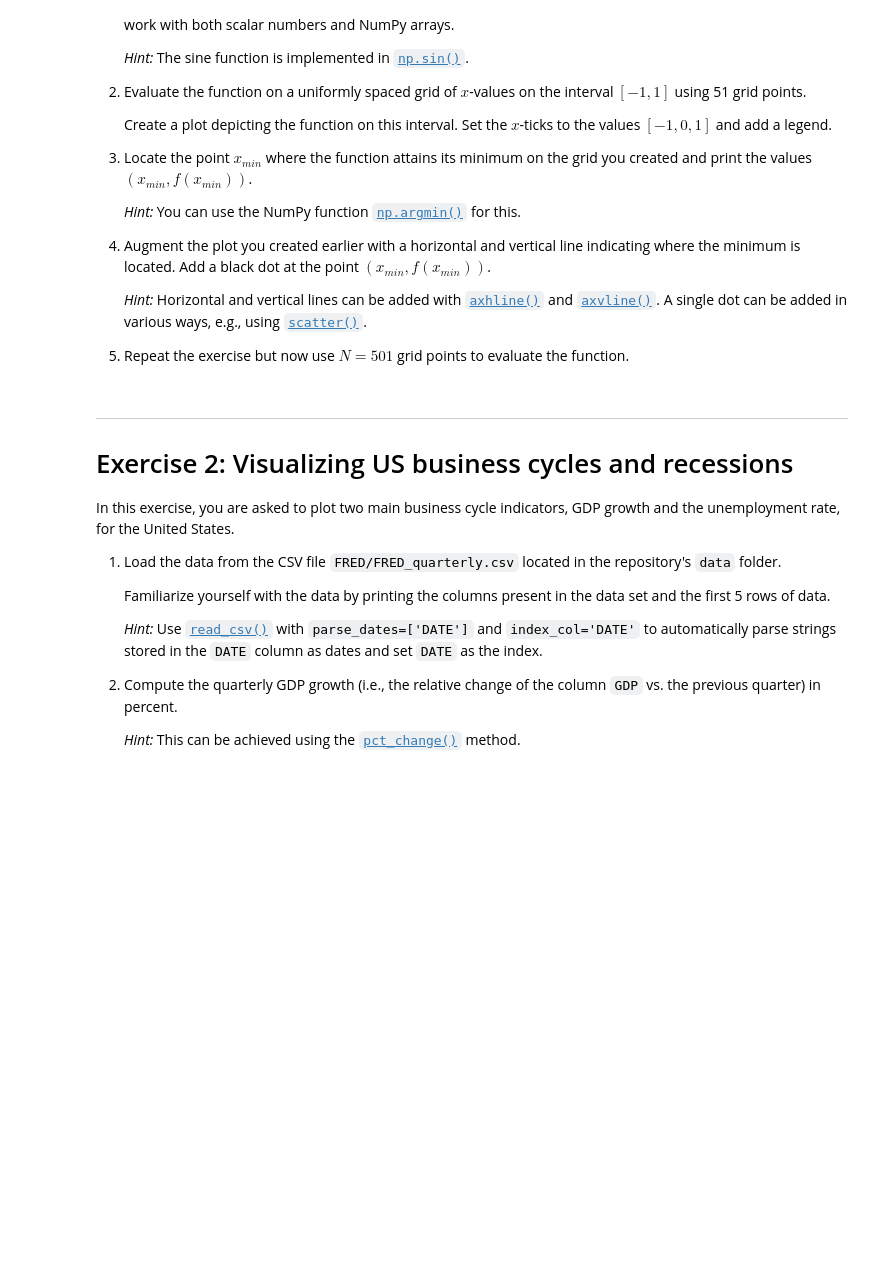
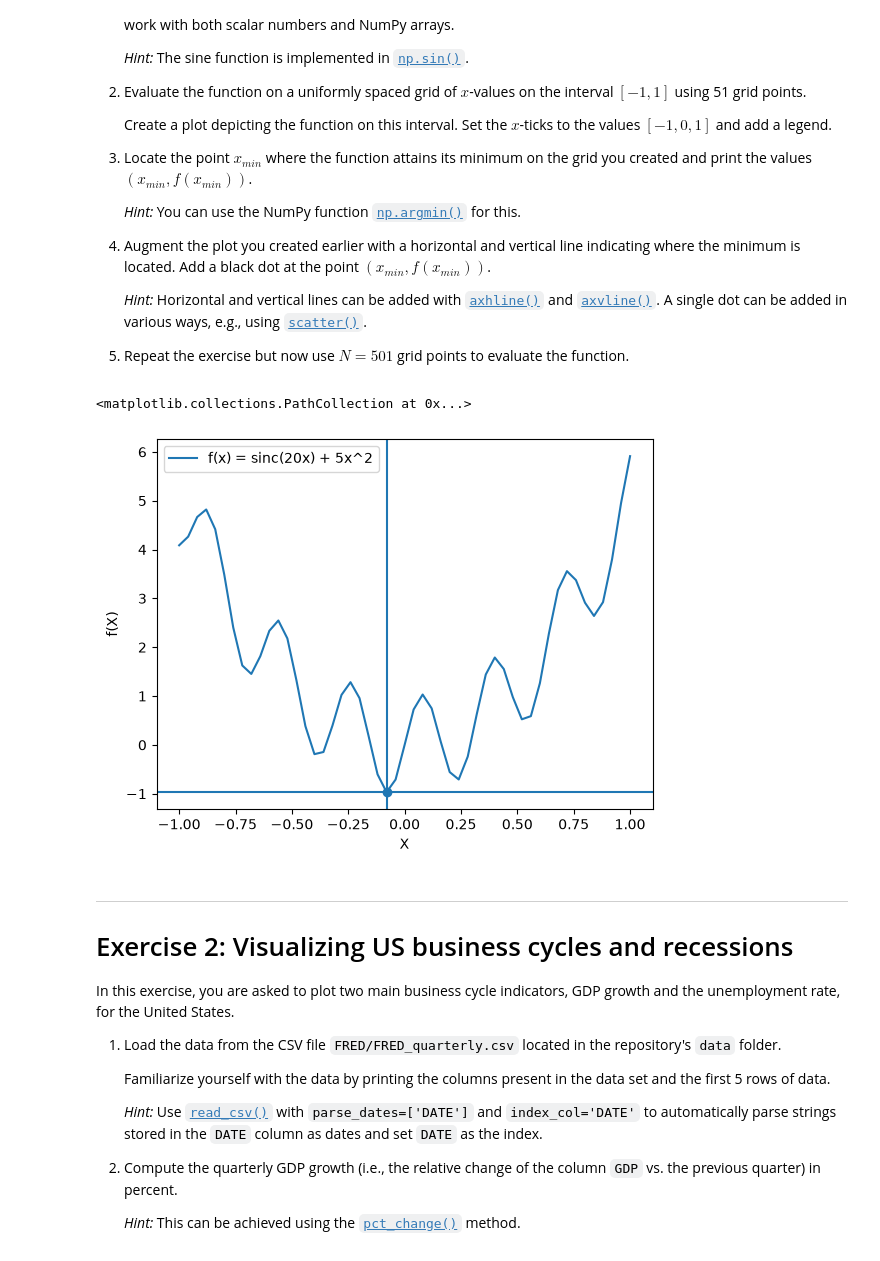
Before and after one commit to ruoz071129/TECH2-H26, a Jupyter notebook: workshops/workshop3/workshop3 JC.ipynb, the cells around one changed output. Saved outputs shown, nothing was run; the diff lists cells and outputs as text; code cells hidden in the pictures; blank space fills up the shorter version.

```diff
--- a/workshops/workshop3/workshop3 JC.ipynb
+++ b/workshops/workshop3/workshop3 JC.ipynb
@@ -43,26 +43,39 @@ Perform the following tasks:
 # %%
 #1
 import numpy as np
 
 def func(X):
-    func = np.sin(20*X) + 5*X**2
-    return func(X)
+    value = np.sin(20*X) + 5*X**2
+    return value
 
 #2
 import matplotlib.pyplot as plt
 
 xvalues = np.linspace(-1,1,51)
-yvalues = func(X)(xvalues)
+yvalues = func(xvalues)
 
 plt.plot(xvalues, yvalues, label='f(x) = sinc(20x) + 5x^2')
 
 plt.xticks = ([-1,0,1])
 
 plt.xlabel('X')
 plt.ylabel('f(X)')
 plt.legend()
 
 #3
+i = np.argmin(yvalues)
+
+xmin = xvalues[i]
+ymin = yvalues[i]
+
+#4
+plt.axhline(ymin)
+plt.axvline(xmin)
+
+plt.scatter(xmin,ymin)
+# %% [output]
+<matplotlib.collections.PathCollection at 0x...>
+[figure, added]
 # %% [markdown]
 ***
 # Exercise 2: Visualizing US business cycles and recessions
```
Also changed, not shown: 5 other files.
